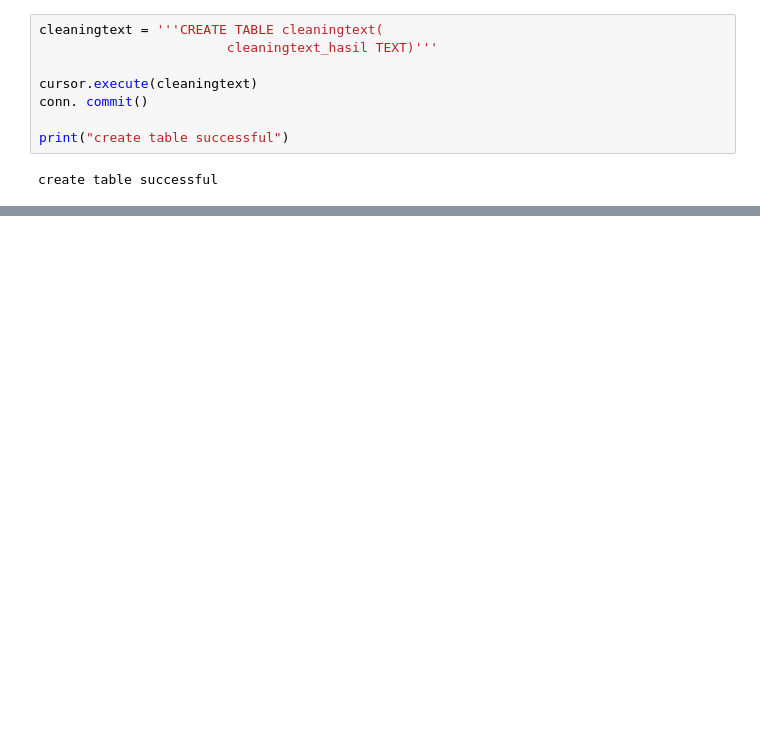
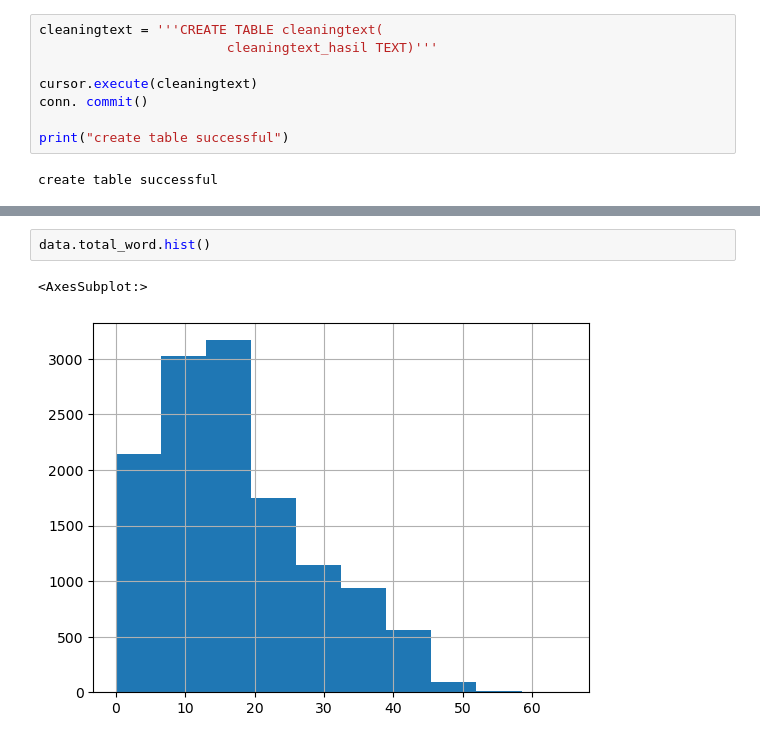
Before and after one commit to biandashf/23001043-15-Bia-Abusive-word-Gold, a Jupyter notebook: challenge-bi-2.ipynb, the cells around one changed output, grey strips where cells are left out. Cells and saved outputs as stored; diff of their text form; blank space fills up the shorter version.

```diff
--- a/challenge-bi-2.ipynb
+++ b/challenge-bi-2.ipynb
@@ -341,0 +415,5 @@ data
+# %%
+data.total_word.hist()
+# %% [output]
+<AxesSubplot:>
+[figure, added]
```
Also changed, not shown: parts of 24 cells of this notebook, 5 other files.
